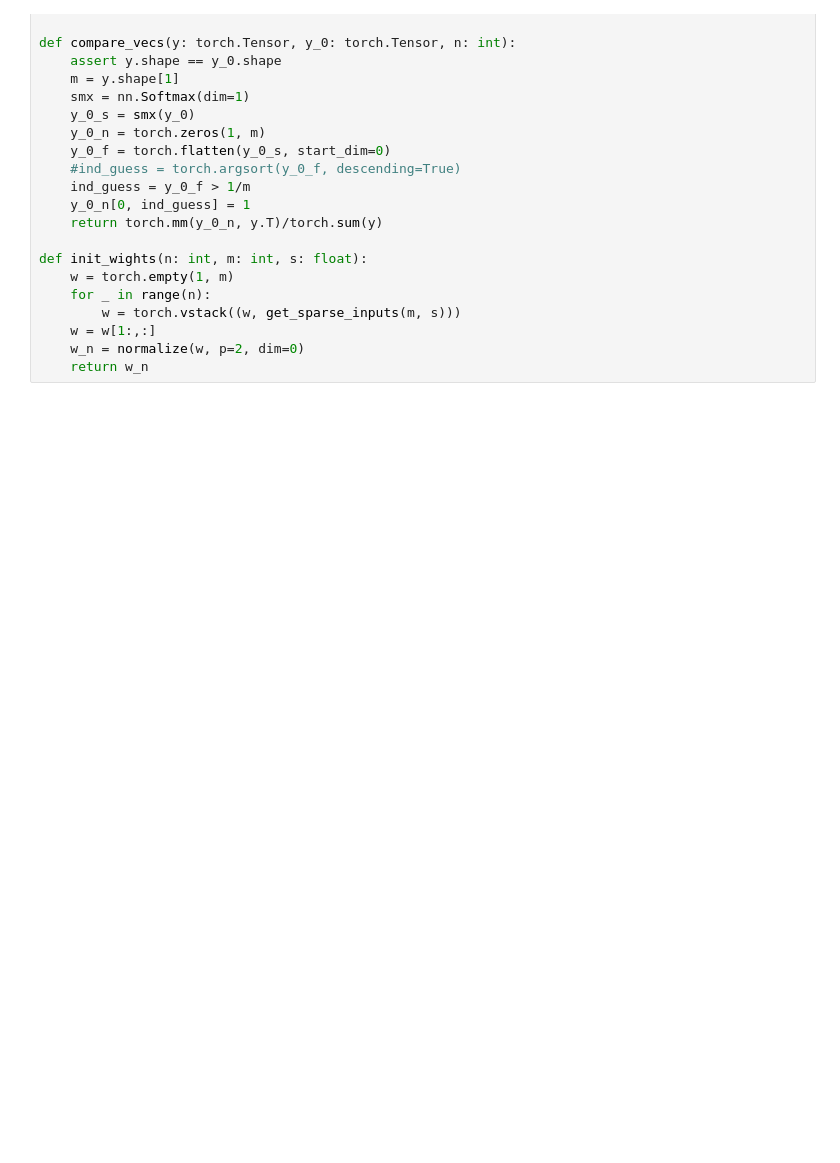
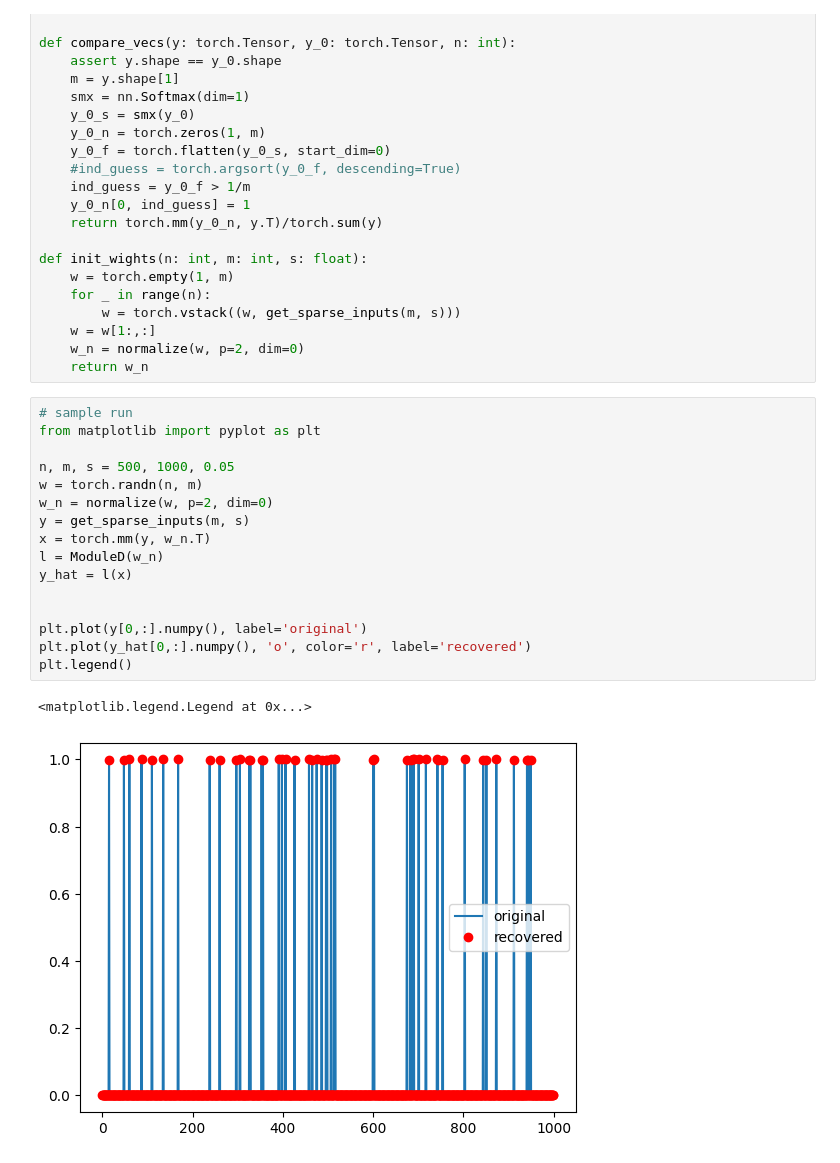
Before and after one commit to wormLove/DCNet, a Jupyter notebook: DCNet_Pytorch.ipynb, the cells around one changed output. Saved outputs shown, nothing was run; the diff lists cells and outputs as text; blank space fills up the shorter version.

```diff
--- a/DCNet_Pytorch.ipynb
+++ b/DCNet_Pytorch.ipynb
@@ -553,6 +485,25 @@ def init_wights(n: int, m: int, s: float):
     w = w[1:,:]
     w_n = normalize(w, p=2, dim=0)
     return w_n
+# %%
+# sample run
+from matplotlib import pyplot as plt
+
+n, m, s = 500, 1000, 0.05
+w = torch.randn(n, m)
+w_n = normalize(w, p=2, dim=0)
+y = get_sparse_inputs(m, s)
+x = torch.mm(y, w_n.T)
+l = ModuleD(w_n)
+y_hat = l(x)
+
+
+plt.plot(y[0,:].numpy(), label='original')
+plt.plot(y_hat[0,:].numpy(), 'o', color='r', label='recovered')
+plt.legend()
+# %% [output]
+<matplotlib.legend.Legend at 0x...>
+[figure, added]
 # %%
 import time
 E = torch.zeros(4, 4, 5)
```
Also changed, not shown: parts of 21 cells of this notebook.
